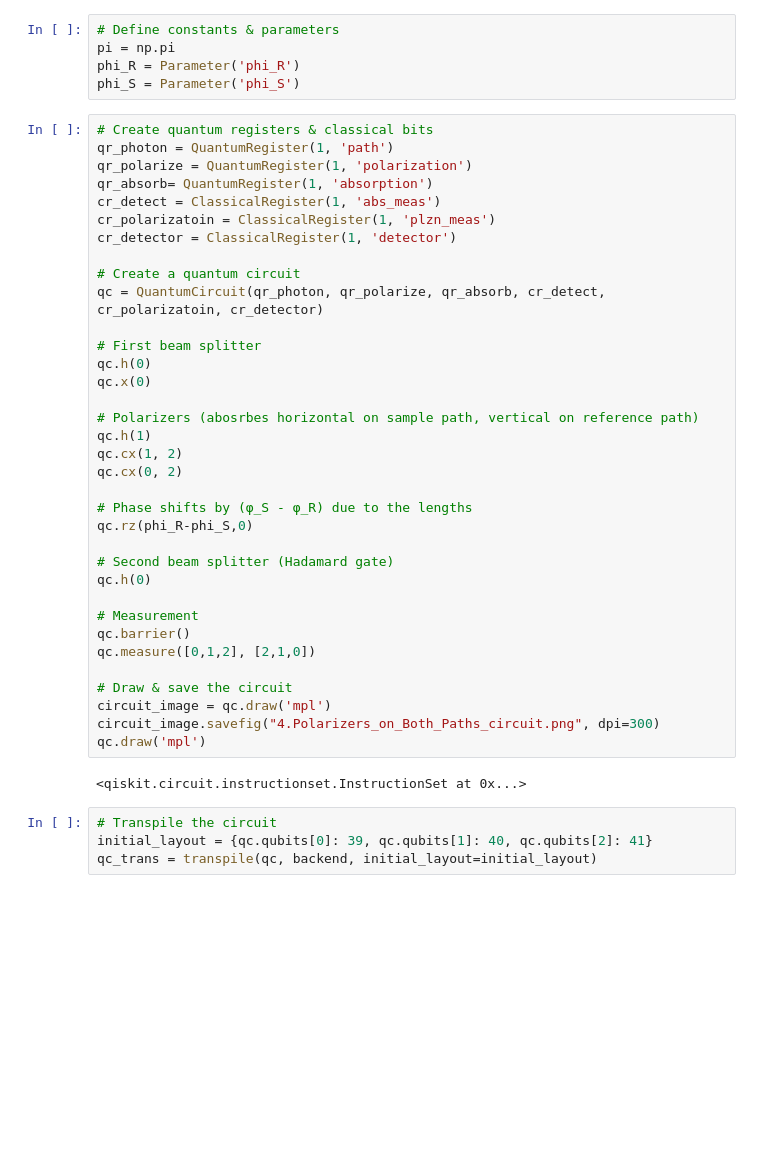
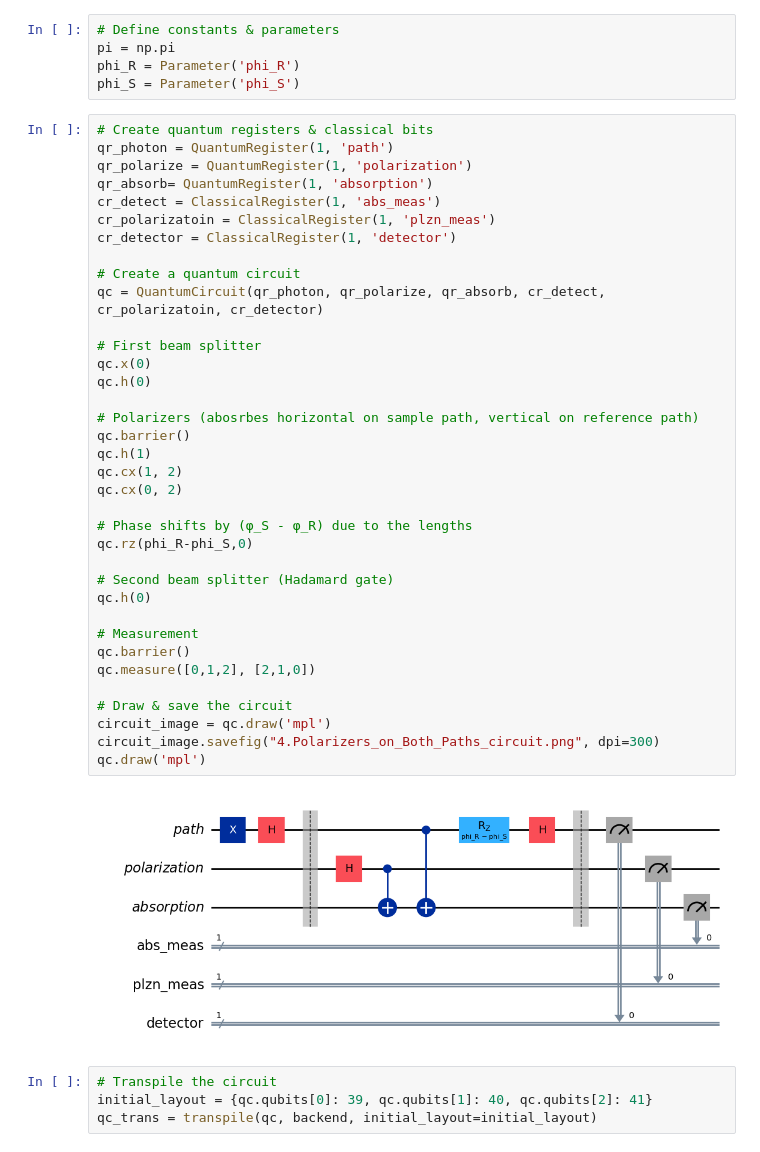
Before and after one commit to sunnykang813/QC_REU_2024, a Jupyter notebook: Codes/4. Polarizer on Both Paths.ipynb, the cells around one changed output. Drawn from its saved outputs; the diff is of its cells as text; blank space fills up the shorter version.

Commit message:
Figures updated 8/24

```diff
--- a/4. Polarizer on Both Paths.ipynb
+++ b/Codes/4. Polarizer on Both Paths.ipynb
@@ -78,35 +78,36 @@ qr_absorb= QuantumRegister(1, 'absorption')
 cr_detect = ClassicalRegister(1, 'abs_meas')
 cr_polarizatoin = ClassicalRegister(1, 'plzn_meas')
 cr_detector = ClassicalRegister(1, 'detector')
 
 # Create a quantum circuit
 qc = QuantumCircuit(qr_photon, qr_polarize, qr_absorb, cr_detect, cr_polarizatoin, cr_detector)
 
 # First beam splitter
+qc.x(0)
 qc.h(0)
-qc.x(0)
 
 # Polarizers (abosrbes horizontal on sample path, vertical on reference path)
+qc.barrier()
 qc.h(1)
 qc.cx(1, 2)
 qc.cx(0, 2)
 
 # Phase shifts by (φ_S - φ_R) due to the lengths
 qc.rz(phi_R-phi_S,0)
 
 # Second beam splitter (Hadamard gate)
 qc.h(0)
 
 # Measurement
 qc.barrier()
 qc.measure([0,1,2], [2,1,0])
 
 # Draw & save the circuit
 circuit_image = qc.draw('mpl')
 circuit_image.savefig("4.Polarizers_on_Both_Paths_circuit.png", dpi=300)
 qc.draw('mpl')
 # %% [output]
-<qiskit.circuit.instructionset.InstructionSet at 0x...>
+[figure, added]
 # %%
 # Transpile the circuit
 initial_layout = {qc.qubits[0]: 39, qc.qubits[1]: 40, qc.qubits[2]: 41}
```
Also changed, not shown: parts of 1 cell of this notebook, 19 other files.
